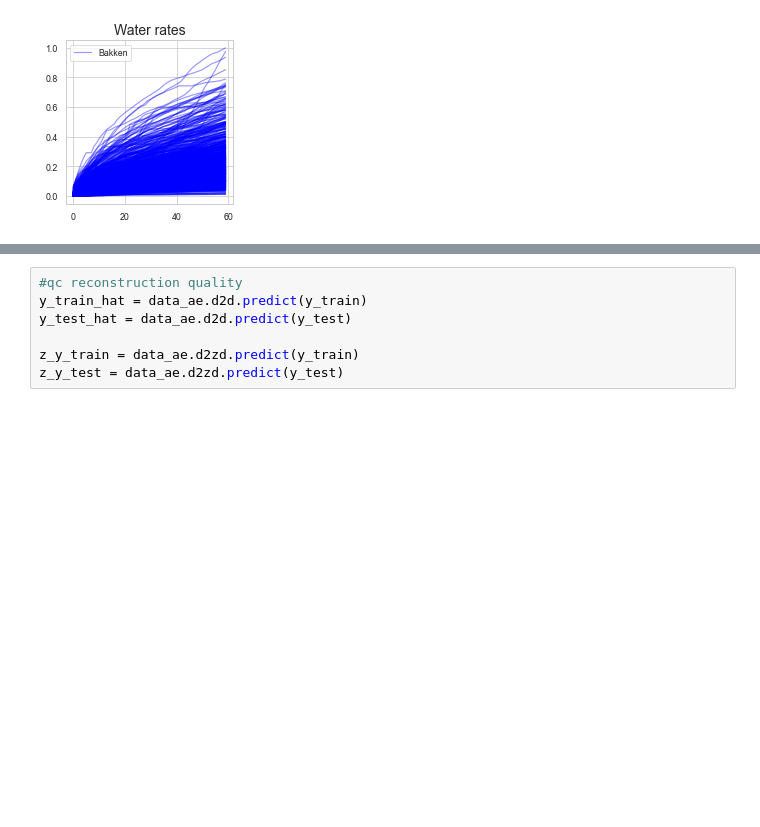
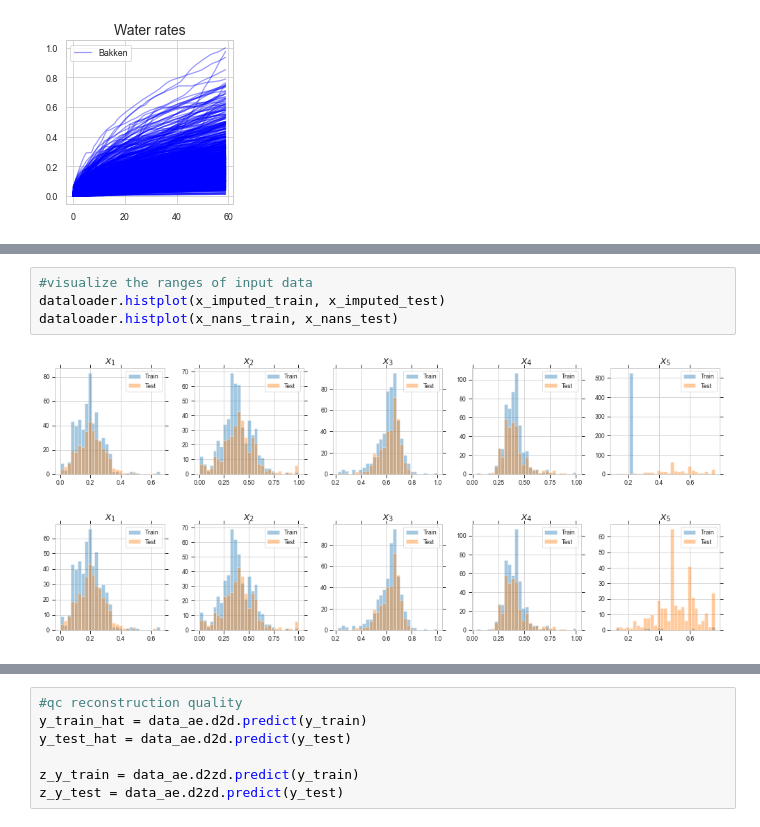
Before and after one commit to rsyamil/latent-space-xgboost, a Jupyter notebook: field-case/trees-vector-independent.ipynb, the cells around one changed output, grey strips where cells are left out. Drawn from its saved outputs; the diff is of its cells as text; blank space fills up the shorter version.

```diff
--- a/field-case/trees-vector-independent.ipynb
+++ b/field-case/trees-vector-independent.ipynb
@@ -71,3 +45,10 @@ for idx, feature in enumerate(col_names):
+# %%
+#visualize the ranges of input data
+dataloader.histplot(x_imputed_train, x_imputed_test)
+dataloader.histplot(x_nans_train, x_nans_test)
+# %% [output]
+[figure, added]
+[figure, added]
 # %%
 #reduce dimension of data
 
```
Also changed, not shown: parts of 5 cells of this notebook, 1 other file.
